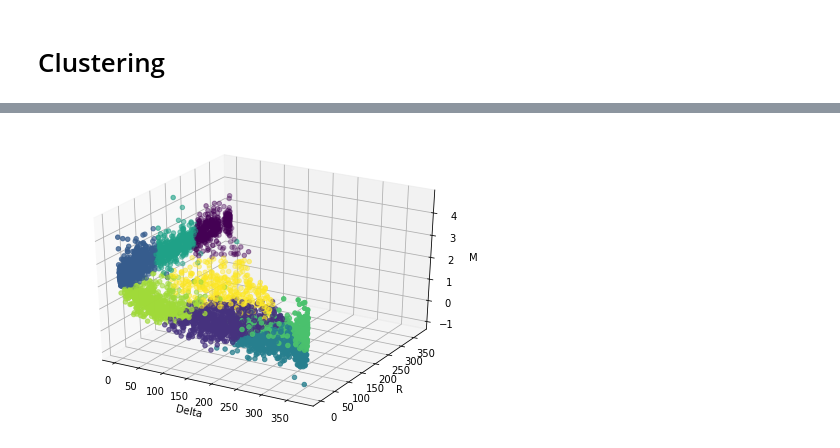
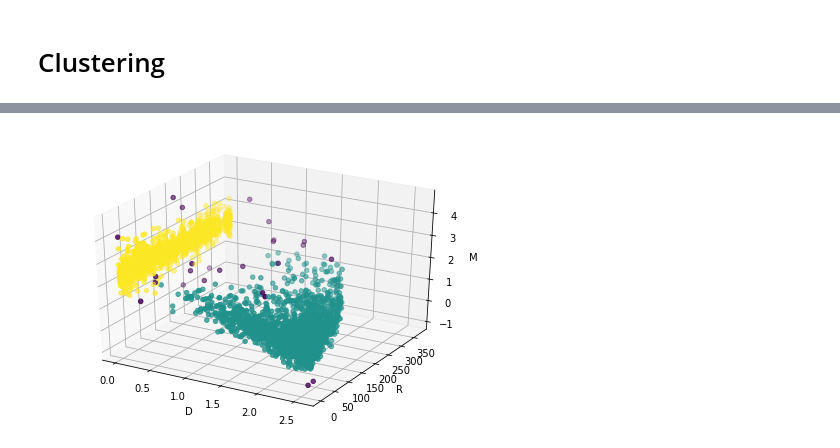
Before and after one commit to michelezoncheddu/data-mining-project, a Jupyter notebook: 2_Clustering.ipynb, the cells around one changed output, grey strips where cells are left out. Drawn from its saved outputs; the diff is of its cells as text; code cells hidden in the pictures.

Commit message:
Improving dbscan and hierarchical clustering

```diff
--- a/2_Clustering.ipynb
+++ b/2_Clustering.ipynb
@@ -20,7 +26,7 @@ from sklearn.preprocessing import StandardScaler, MinMaxScaler
 # %%
 rfm_log = customer_indicators[['RMonetary']].apply(np.log10, axis=1).round(3)
 rfm_log['Delta'] = customer_indicators[['Delta']].apply(np.log10, axis=1).round(3)
-rfm_log['Recency'] = customer_indicators['Recency']#.apply(np.log10, axis=1).round(3)
+rfm_log['Recency'] = customer_indicators[['Recency']]#.apply(np.log10, axis=1).round(3)
 
 rfm_k = rfm_log[['Delta', 'Recency', 'RMonetary']]
 scaler = StandardScaler()
@@ -48,0 +86,4 @@ plt.show()
+# %%
+# create column containing cluster label
+rfm_log['Behavoir'] = kmeans.labels_
+rfm_log.head()
@@ -48,0 +236,4 @@ plt.show()
+# %%
+# Best parameters
+density = DBSCAN(eps=0.4, min_samples=5).fit(scaled)
+labels = density.labels_
@@ -49,10 +246,10 @@ plt.show()
 # %%
 fig = plt.figure()
 ax = Axes3D(fig)
-ax.scatter(rfm_log['Delta'], rfm_log['Recency'], rfm_log['RMonetary'], c=kmeans.labels_)
-ax.set_xlabel('Delta')
+ax.scatter(rfm_log['Delta'], rfm_log['Recency'], rfm_log['RMonetary'], c=density.labels_)
+ax.set_xlabel('D')
 ax.set_ylabel('R')
 ax.set_zlabel('M')
 plt.show()
 # %% [output]
-[figure, old version]
+[figure, new version]
```
Also changed, not shown: parts of 39 cells of this notebook, 1 other file.
